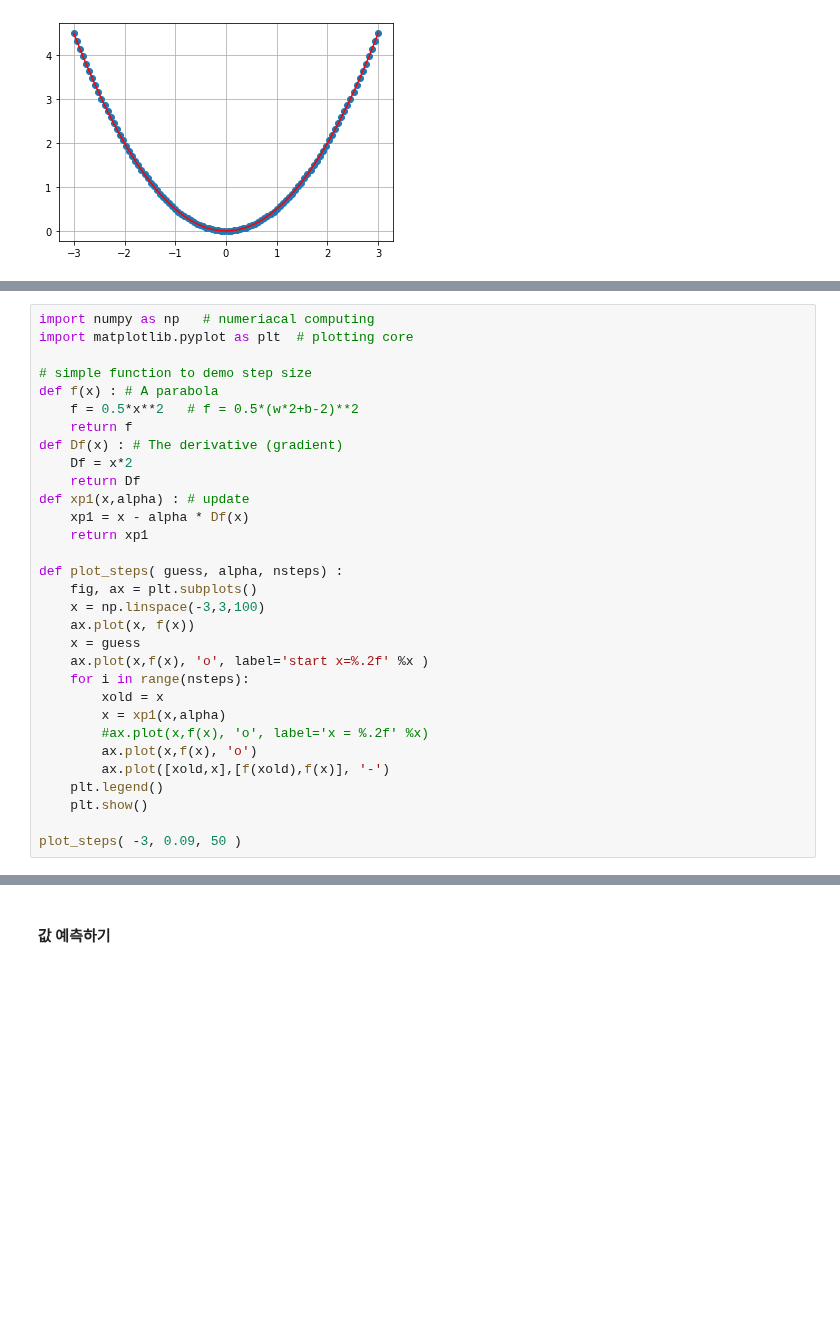
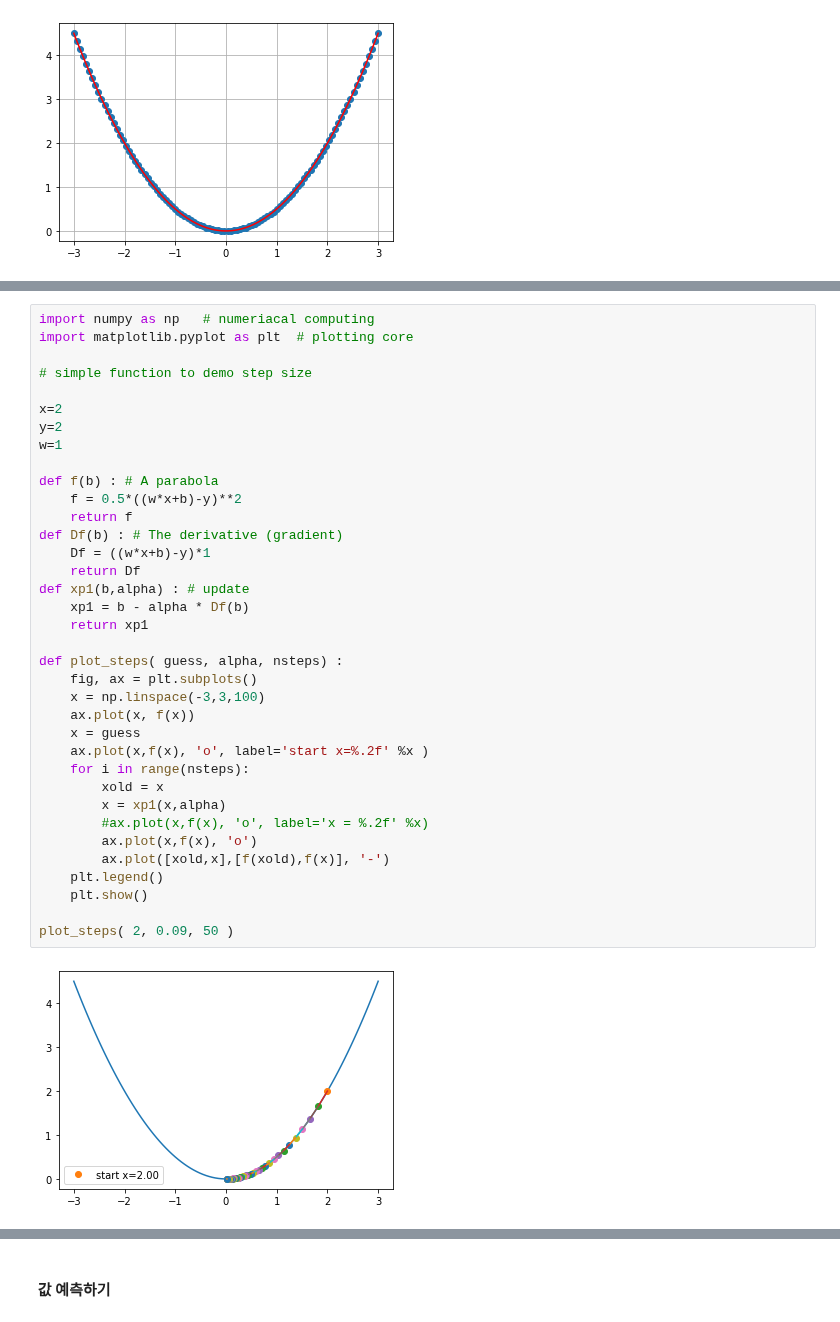
Before and after one commit to imguru-mooc/HVAC_EDU, a Jupyter notebook: 인공지능/source/Chapter_2/1.linear_regression.ipynb, the cells around one changed output, grey strips where cells are left out. Cells and saved outputs as stored; diff of their text form; blank space fills up the shorter version.

```diff
--- a/인공지능/source/Chapter_2/1.linear_regression.ipynb
+++ b/인공지능/source/Chapter_2/1.linear_regression.ipynb
@@ -150,34 +177,41 @@ plot_steps(-1, 0.03, 50 )
 # %%
 import numpy as np   # numeriacal computing
 import matplotlib.pyplot as plt  # plotting core
 
 # simple function to demo step size
-def f(x) : # A parabola
-    f = 0.5*x**2   # f = 0.5*(w*2+b-2)**2
+
+x=2
+y=2
+w=1
+
+def f(b) : # A parabola
+    f = 0.5*((w*x+b)-y)**2
     return f
-def Df(x) : # The derivative (gradient)
-    Df = x*2
+def Df(b) : # The derivative (gradient)
+    Df = ((w*x+b)-y)*1
     return Df
-def xp1(x,alpha) : # update
-    xp1 = x - alpha * Df(x)
+def xp1(b,alpha) : # update
+    xp1 = b - alpha * Df(b)
     return xp1
 
 def plot_steps( guess, alpha, nsteps) :
     fig, ax = plt.subplots()
     x = np.linspace(-3,3,100)
     ax.plot(x, f(x))
     x = guess
     ax.plot(x,f(x), 'o', label='start x=%.2f' %x )
     for i in range(nsteps):
         xold = x
         x = xp1(x,alpha)
         #ax.plot(x,f(x), 'o', label='x = %.2f' %x)
         ax.plot(x,f(x), 'o')
         ax.plot([xold,x],[f(xold),f(x)], '-')
     plt.legend()
     plt.show()
 
-plot_steps( -3, 0.09, 50 )
+plot_steps( 2, 0.09, 50 )
+# %% [output]
+[figure, added]
 # %%
 import matplotlib.pyplot as plt
 import numpy as np
```
Also changed, not shown: parts of 11 cells of this notebook.
